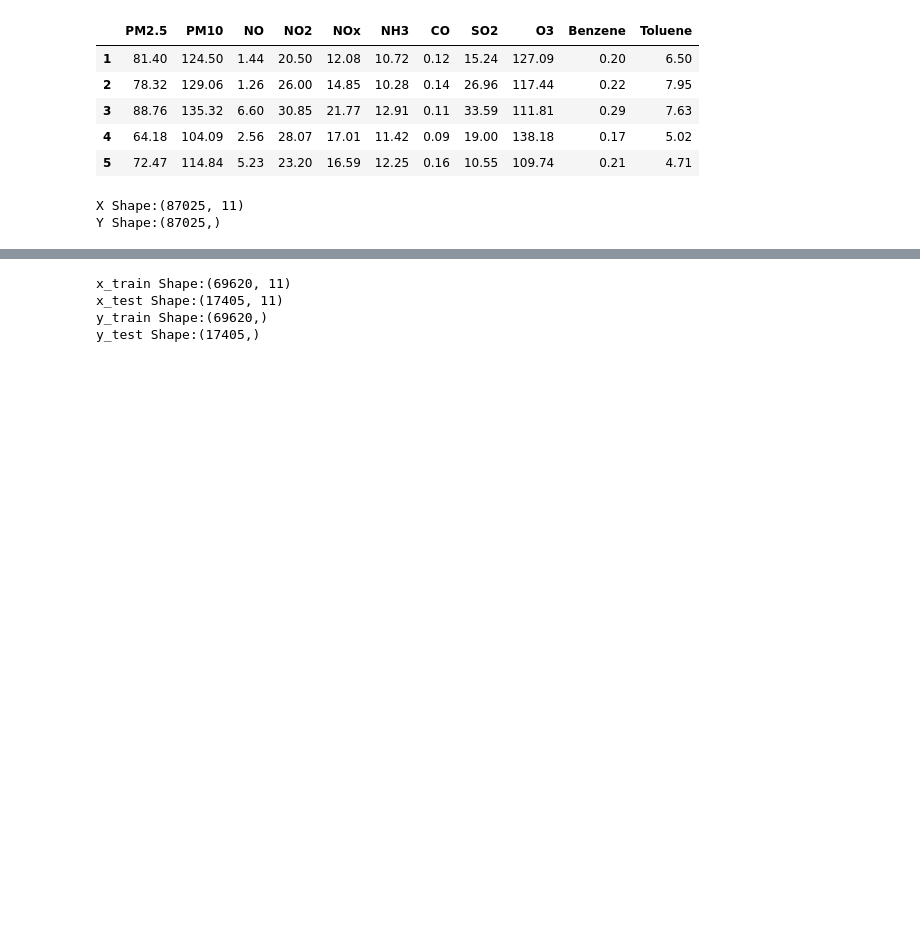
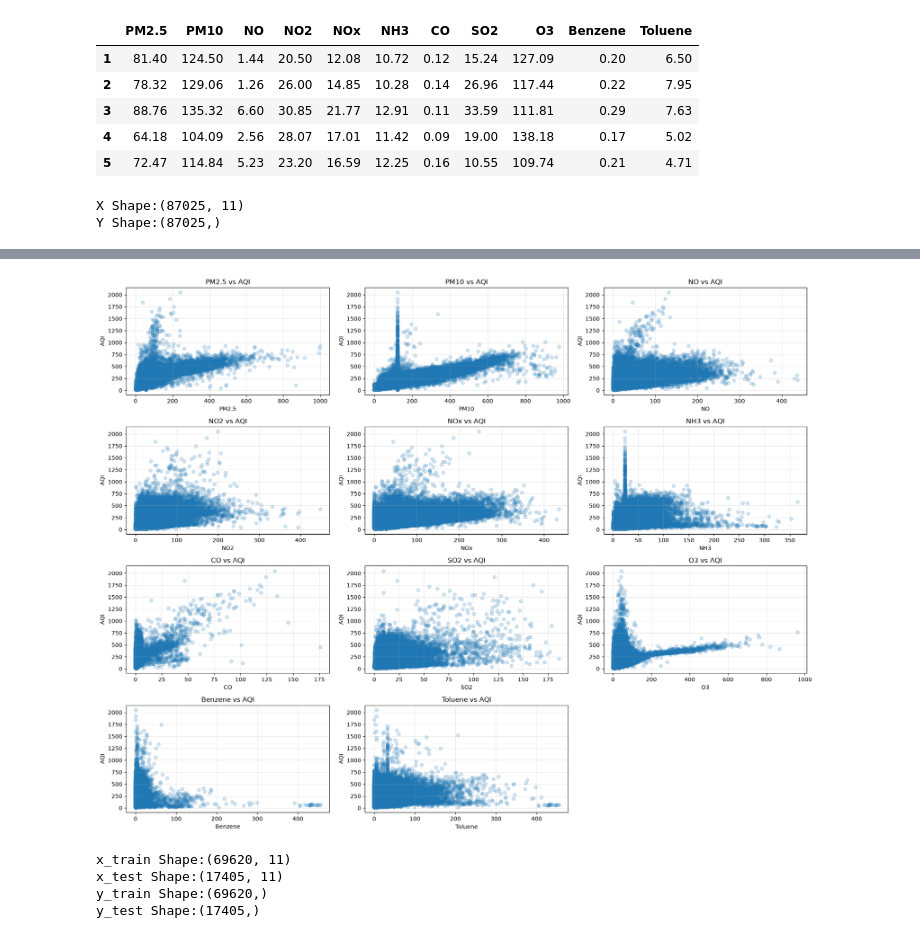
Before and after one commit to tanishq-patil/aiml_project, a Jupyter notebook: aqi.ipynb, the cells around one changed output, grey strips where cells are left out. Cells and saved outputs as stored; diff of their text form; code cells hidden in the pictures; blank space fills up the shorter version.

```diff
--- a/aqi.ipynb
+++ b/aqi.ipynb
@@ -109,3 +117,26 @@ Y Shape:(87025,)
+# %%
+features = [
+    'PM2.5', 'PM10', 'NO', 'NO2', 'NOx',
+    'NH3', 'CO', 'SO2', 'O3', 'Benzene', 'Toluene'
+]
+
+fig, axes = plt.subplots(4, 3, figsize=(18, 14))
+axes = axes.flatten()
+
+for i, col in enumerate(features):
+    axes[i].scatter(df[col], df['AQI'], alpha=0.2)
+    axes[i].set_title(f'{col} vs AQI')
+    axes[i].set_xlabel(col)
+    axes[i].set_ylabel('AQI')
+    axes[i].grid(True, alpha=0.3)
+
+for j in range(len(features), len(axes)):
+    fig.delaxes(axes[j])
+
+plt.tight_layout()
+plt.show()
+# %% [output]
+[figure, added]
 # %%
 x_train1,x_test1,y_train1,y_test1 = train_test_split(x,y,train_size=0.8,random_state=42)
 
```
Also changed, not shown: parts of 6 cells of this notebook, 1 other file.
